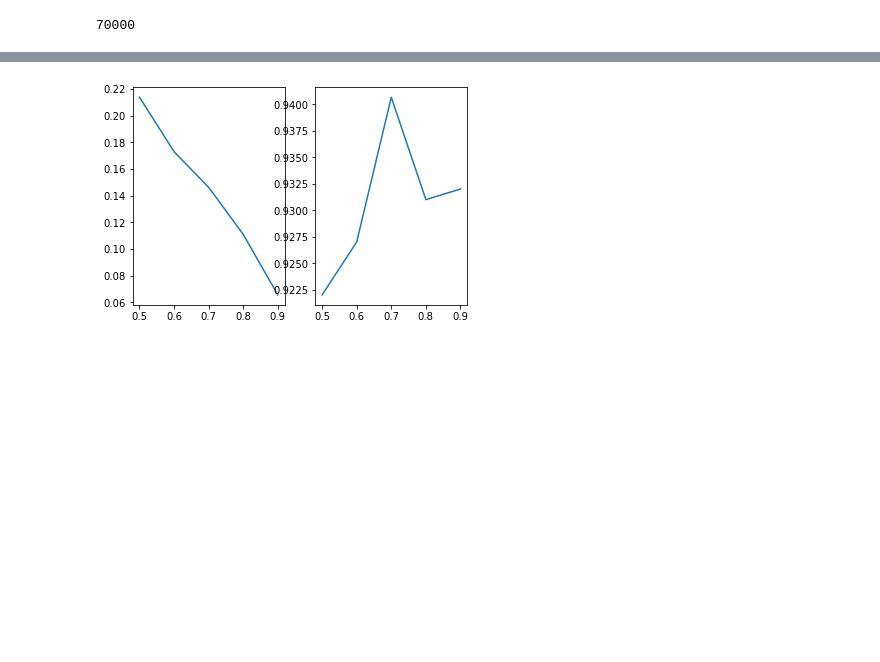
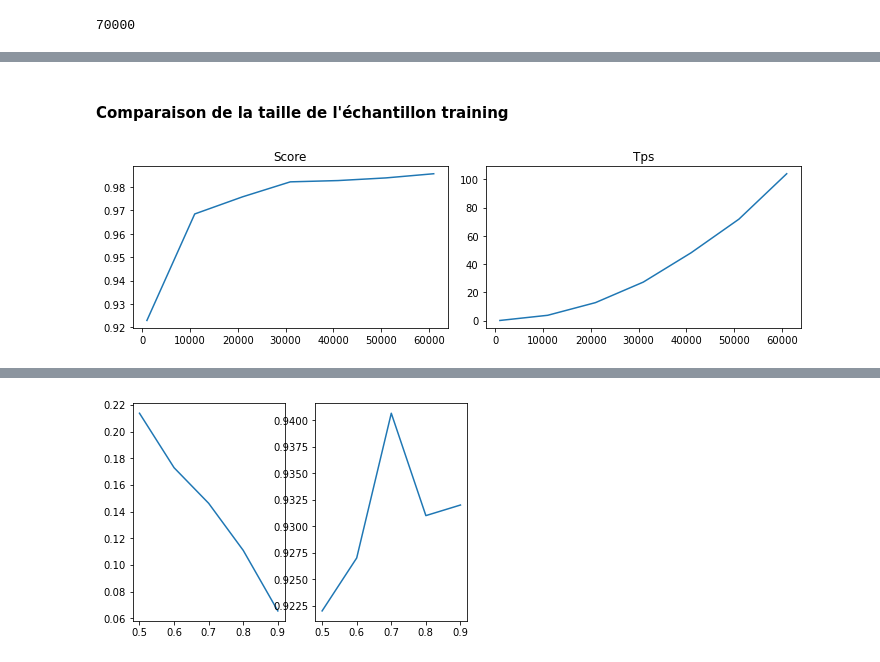
Before and after one commit to LMAGallois/AP_Supervis-, a Jupyter notebook: TP1-KNN.ipynb, the cells around one changed output, grey strips where cells are left out. Drawn from its saved outputs; the diff is of its cells as text; code cells hidden in the pictures; blank space fills up the shorter version.

```diff
--- a/TP1-KNN.ipynb
+++ b/TP1-KNN.ipynb
@@ -43,0 +150,36 @@ mnist.target_names #affichage classe correspondant à l'image
+# %% [markdown]
+#### Comparaison de la taille de l'échantillon training
+# %%
+scores = []
+times = []
+
+tailles = range(1000, 70000, 10000)
+for taille in tailles :
+
+    index_t = np.random.randint(70000, size = taille)
+    data_t = mnist.data[index_t]
+    target_t = mnist.target[index_t]
+
+    start=time.time()
+    xtrain,  xtest,  ytrain,  ytest = train_test_split(data_t, target_t, train_size = 0.8)
+    clf = KNeighborsClassifier (n_neighbors = 3).fit(xtrain, ytrain)
+    clf.predict(data_t)
+    score = clf.score(data_t, target_t)
+    end=time.time()
+
+    tps = end-start
+    times.append(tps)
+    scores.append(score)
+
+fig, ax = plt.subplots(1,2,figsize=(10,3))
+ax[0].plot(tailles, scores)
+ax[0].set_title('Score')
+
+ax[1].plot(tailles, times)
+ax[1].set_title('Tps')
+
+
+plt.tight_layout()
+plt.show()
+# %% [output]
+[figure, added]
```
Also changed, not shown: parts of 22 cells of this notebook.
